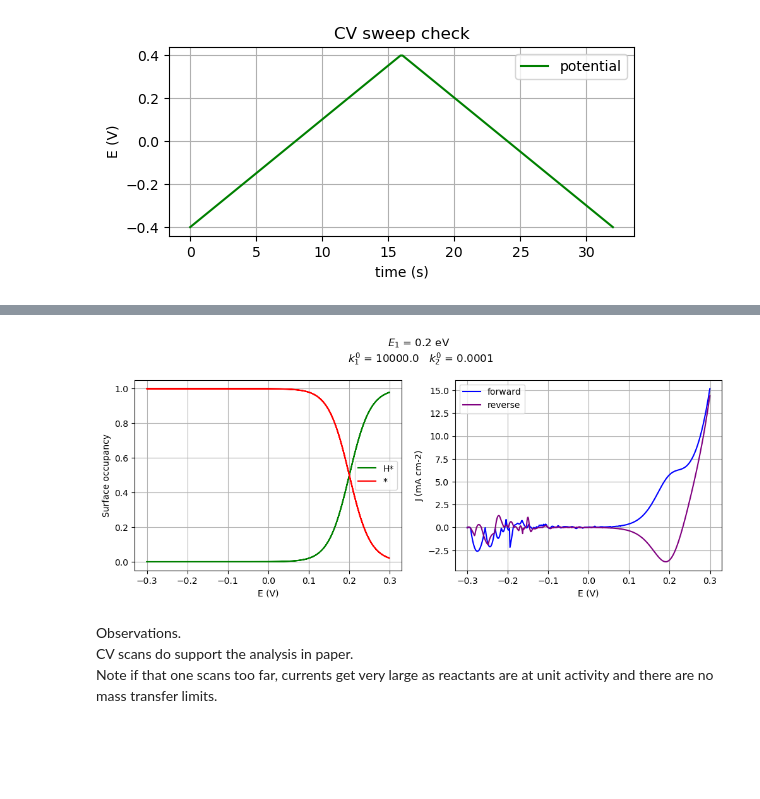
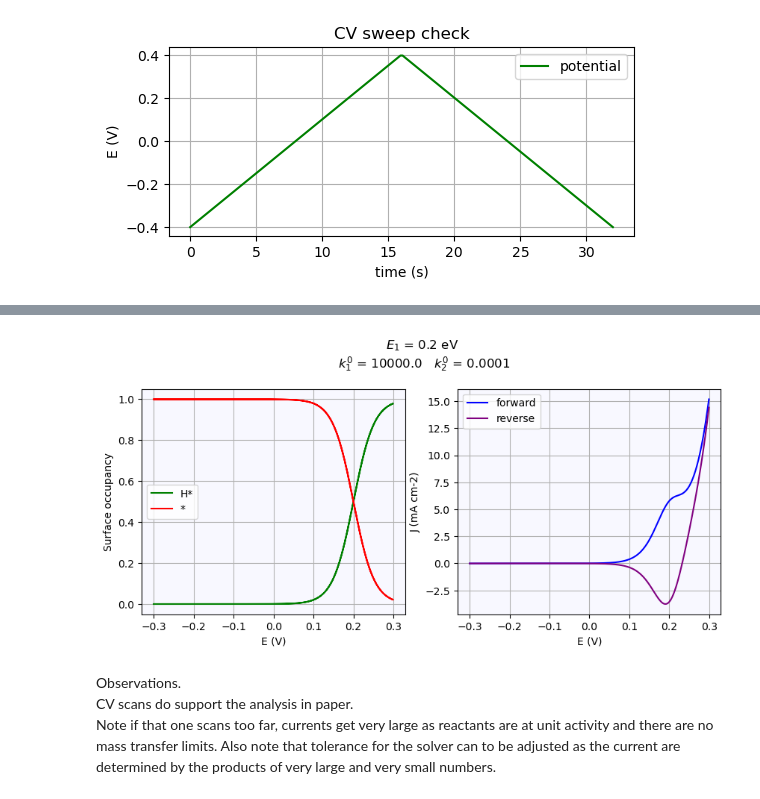
Before and after one commit to joelager/Electrocatalysis-microkinetic-analysis, a Jupyter notebook: Ooka and Nakamura.ipynb, the cells around one changed output, grey strips where cells are left out. Saved outputs shown, nothing was run; the diff lists cells and outputs as text; code cells hidden in the pictures; blank space fills up the shorter version.

Commit message:
Add files via upload
Incorporated SI units into the notebook
Replaced `odeint` with `solve_ivp`
Cosmetic changes

```diff
--- a/Ooka and Nakamura.ipynb
+++ b/Ooka and Nakamura.ipynb
@@ -46,0 +47,3 @@ from units import *
+# %%
+# SI Base Units
+meter, sec, mol, coul, volt, kelvin, kg = 1.0, 1.0, 1.0, 1.0, 1.0, 1.0, 1.0
@@ -366,9 +398,8 @@ plt.show()
 [figure]
 # %%
 # setting up the ODE solver for the two equations
-from scipy.integrate import odeint
 
-def CV_scan_ODEs(z,t):
+def CV_scan_ODEs(t, z):
     Hstar= z[0]
     star = z[1]
 
@@ -376,7 +407,7 @@ def CV_scan_ODEs(z,t):
     - kminus1(E_CV(t),**params)*Hstar - k2(E_CV(t),**params)*Hstar
 
     dstar_dt =  kminus1(E_CV(t),**params)*Hstar + k2(E_CV(t),**params)*Hstar \
-    -k1(E_CV(t),**params)*star -kminus2(E_CV(t),**params)*star
+    - k1(E_CV(t),**params)*star - kminus2(E_CV(t),**params)*star
     dzdt = [dHstar_dt,dstar_dt]
     return dzdt
 # %%
@@ -397,7 +428,7 @@ params=params1b_nonopt          # See cells above for more parameter sets
 # Sweep parameters
 Estart = -0.3 *volt              # E = 0.3 was largest driving force in Figure 1
 Efinish = 0.3 *volt              # Larger driving forces lead to huge currents.
-sweep_rate = 50.0 *mV*sec**-1
+sweep_rate = 50.0*mV*sec**-1
 cycle_time = 2.0 * (Efinish-Estart)/sweep_rate
 
 # Intial conditions
@@ -408,14 +439,21 @@ Star_init = Star_steady_state(Estart)
 z0 = [Hstar_init, Star_init]
 
 print('CV scan initiated:')
-print('H coverage  =', Hstar_init)
-print('empty sites =', Star_init)
+print(f'H coverage  = {Hstar_init:.3e}')
+print(f'empty sites = {Star_init:.3e}')
 
 # time points for ODE integration
-t_CV = np.linspace(0,cycle_time,1000)
+t_CV = np.linspace(0, cycle_time, 1000)
 
-# solve ODE
-z = odeint(CV_scan_ODEs,z0,t_CV)
+# solve ODE, needed to decrease the tolerance to get a nice solution
+sol = solve_ivp(CV_scan_ODEs,
+              [0, cycle_time],
+              z0,
+              t_eval=t_CV,
+              method='Radau', atol=1e-12, rtol=1e-12)
+
+θ_H = sol.y[0]
+θ_star = sol.y[1]
 
 # Compute the E values for the CV plot
 E_CV_plot = np.empty(t_CV.size)
@@ -425,23 +463,24 @@ for i in range(t_CV.size):
 # Compute Current densities for the plot
 J_CV_plot = np.empty(E_CV_plot.size)
 for i in range(E_CV_plot.size):
-    J_CV_plot[i] = (nTransfer * q * Nsites)*(k1(E_CV_plot[i],**params)* z[i,1] - \
-                                     kminus1(E_CV_plot[i],**params)* z[i,0]  )
+    J_CV_plot[i] = (nTransfer*q*Nsites)*(k1(E_CV_plot[i], **params)* θ_star[i] - \
+                                     kminus1(E_CV_plot[i], **params)*θ_H[i])
 # Displayt the results
-fig, (ax1,ax2) = plt.subplots(1,2, figsize=(12,4), dpi=100)
+fig, (ax1,ax2) = plt.subplots(1,2, figsize=(10,4), dpi=100)
 
 fig.suptitle('$E_1$ = {} eV\n $k_1^0$ = \
 {}   $k_2^0$ = {}'.format(params.get('E1'),
                         params.get('k1zero'),
                         params.get('k2zero')), y =1.05)
 # LH figure
-ax1.plot(E_CV_plot, z[:,0], 'g', label = "H*")
-ax1.plot(E_CV_plot, z[:,1], 'r', label = "*")
+ax1.plot(E_CV_plot, θ_H, 'g', label = "H*")
+ax1.plot(E_CV_plot, θ_star, 'r', label = "*")
 ax1.legend(loc='best')
 ax1.grid(True)
 ax1.set_xlabel("E (V)")
 ax1.set_ylabel("Surface occupancy")
 ax1.set_ylim(-0.05,1.05)
+ax1.set_facecolor('ghostwhite')
 # RH figure
 ax2.plot(np.split(E_CV_plot,2)[0], np.split(J_CV_plot,2)[0]/(mA*cm**-2),'blue', label='forward')
 ax2.plot(np.split(E_CV_plot,2)[1], np.split(J_CV_plot,2)[1]/(mA*cm**-2),'purple', label='reverse')
@@ -449,6 +488,7 @@ ax2.legend(loc='best')
 ax2.grid(True)
 ax2.set_xlabel("E (V)")
 ax2.set_ylabel("J (mA cm-2)")
+ax2.set_facecolor('ghostwhite')
 
 plt.show()
 # %% [output]
@@ -458,5 +498,5 @@ empty sites = 0.9999999960111967
-[figure, old version]
+[figure, new version]
 # %% [markdown]
 Observations.
 CV scans do support the analysis in paper.
-Note if that one scans too far, currents get very large as reactants are at unit activity and there are no mass transfer limits.
+Note if that one scans too far, currents get very large as reactants are at unit activity and there are no mass transfer limits. Also note that tolerance for the solver can to be adjusted as the current are determined by the products of very large and very small numbers.
```
Also changed, not shown: parts of 3 cells of this notebook.
